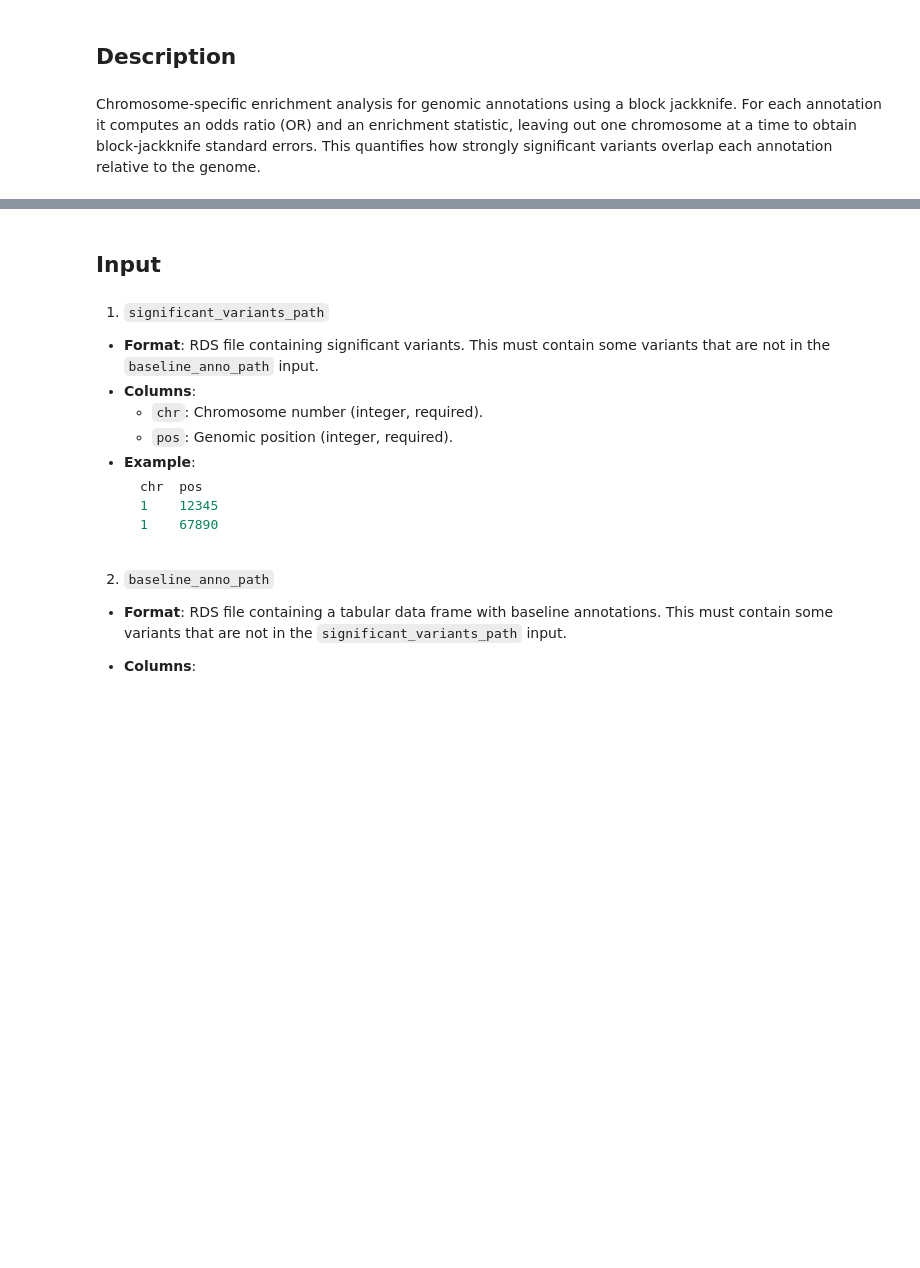
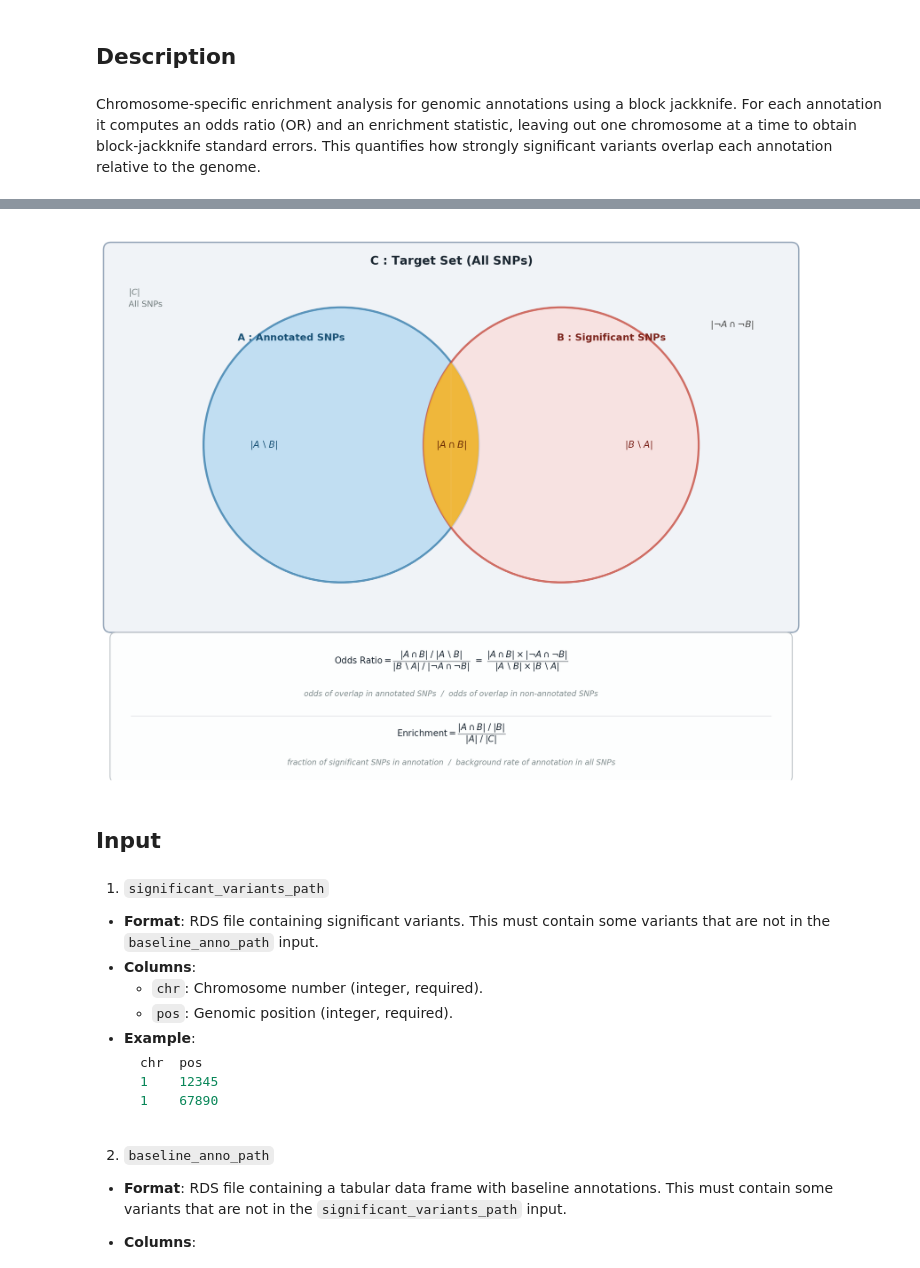
Before and after one commit to StatFunGen/xqtl-protocol, a Jupyter notebook: code/SoS/enrichment/eoo_enrichment.ipynb, the cells around one changed output, grey strips where cells are left out. Saved outputs shown, nothing was run; the diff lists cells and outputs as text; code cells hidden in the pictures; blank space fills up the shorter version.

```diff
--- a/code/SoS/enrichment/eoo_enrichment.ipynb
+++ b/code/SoS/enrichment/eoo_enrichment.ipynb
@@ -25,6 +25,103 @@ i.e. proportion of significant SNPs in the annotation divided by proportion of a
 Standard errors are estimated by removing one chromosome at a time and recomputing the statistic, capturing variability due to genomic structure. With $\theta_i$ the statistic ($OR_i$ or $\text{Enrichment}_i$) excluding chromosome $i$, $\bar{\theta}$ its mean, and $N$ the number of chromosomes (22 for autosomes):
 
 $$\text{SE}(\theta) = \sqrt{\frac{\sum_{i=1}^{N} (\theta_i - \bar{\theta})^2}{N \cdot (N-1)}}$$
+# %%
+import numpy as np
+import matplotlib.pyplot as plt
+from matplotlib.patches import PathPatch, Circle, FancyBboxPatch
+from matplotlib.path import Path
+
+def make_lens_path(c1, c2, r, n=400):
+    x1, y1 = c1; x2, y2 = c2
+    d = np.hypot(x2 - x1, y2 - y1)
+    if d >= 2 * r:
+        return None
+    a   = np.arccos(d / (2 * r))
+    phi = np.arctan2(y2 - y1, x2 - x1)
+    t1  = np.linspace(phi - a, phi + a, n)
+    t2  = np.linspace(phi + np.pi + a, phi + np.pi - a, n)
+    verts = (list(zip(x1 + r*np.cos(t1), y1 + r*np.sin(t1))) +
+             list(zip(x2 + r*np.cos(t2), y2 + r*np.sin(t2))) +
+             [(x1 + r*np.cos(phi - a), y1 + r*np.sin(phi - a))])
+    codes = [Path.MOVETO] + [Path.LINETO]*(2*n - 1) + [Path.CLOSEPOLY]
+    return Path(verts, codes)
+
+fig, ax = plt.subplots(figsize=(14, 11))
+ax.set_xlim(0, 14); ax.set_ylim(0, 11); ax.axis('off')
+fig.patch.set_facecolor('white')
+
+# Background box (C)
+bg = FancyBboxPatch((0.2, 3.1), 13.6, 7.5, boxstyle='round,pad=0.15',
+                    facecolor='#F0F3F7', edgecolor='#99A9BB',
+                    linewidth=2.0, zorder=0)
+ax.add_patch(bg)
+
+ax.text(7.0, 10.38, r'$\mathbf{C}$ : Target Set (All SNPs)',
+        ha='center', va='center', fontsize=17, fontweight='bold', color='#1C2833')
+ax.text(0.55, 9.85, r'$|C|$' + '\nAll SNPs',
+        ha='left', va='top', fontsize=12, color='#707B7C', linespacing=1.5)
+
+# Circles
+cx_a, cy, r = 4.8, 6.7, 2.75
+cx_b = 9.2
+circ_a = Circle((cx_a, cy), r, facecolor='#AED6F1', edgecolor='#2471A3',
+                linewidth=3.0, alpha=0.70, zorder=1)
+circ_b = Circle((cx_b, cy), r, facecolor='#FADBD8', edgecolor='#C0392B',
+                linewidth=3.0, alpha=0.70, zorder=1)
+ax.add_patch(circ_a); ax.add_patch(circ_b)
+
+lens = PathPatch(make_lens_path((cx_a, cy), (cx_b, cy), r),
+                 facecolor='#F0B429', edgecolor='none', alpha=0.90, zorder=2)
+ax.add_patch(lens)
+
+ax.text(cx_a - 1.0, cy + r*0.78, r'$\mathbf{A}$ : Annotated SNPs',
+        ha='center', va='center', fontsize=14, fontweight='bold', color='#1A5276')
+ax.text(cx_b + 1.0, cy + r*0.78, r'$\mathbf{B}$ : Significant SNPs',
+        ha='center', va='center', fontsize=14, fontweight='bold', color='#7B241C')
+
+mid_x = (cx_a + cx_b) / 2
+ax.text(cx_a - 1.55, cy, r'$|A \setminus B|$',
+        ha='center', va='center', fontsize=13, color='#1A5276', style='italic')
+ax.text(mid_x, cy, r'$|A \cap B|$',
+        ha='center', va='center', fontsize=14, fontweight='bold', color='#6E2F05', style='italic')
+ax.text(cx_b + 1.55, cy, r'$|B \setminus A|$',
+        ha='center', va='center', fontsize=13, color='#7B241C', style='italic')
+
+ax.text(13.05, 9.1, r'$|\neg A \cap \neg B|$',
+        ha='right', va='center', fontsize=13, color='#4A4A4A', style='italic')
+
+# Formula box
+ax.add_patch(FancyBboxPatch((0.3, 0.08), 13.4, 2.75,
+                             boxstyle='round,pad=0.12',
+                             facecolor='#FDFEFE', edgecolor='#BDC3C7',
+                             linewidth=1.4, zorder=0))
+
+# OR: formula centered, explanation centered below
+ax.text(7.0, 2.38,
+        r'$\mathrm{Odds\ Ratio} = \dfrac{|A \cap B|\;/\;|A \setminus B|}'
+        r'{|B \setminus A|\;/\;|\neg A \cap \neg B|}'
+        r'\ =\ \dfrac{|A \cap B| \times |\neg A \cap \neg B|}'
+        r'{|A \setminus B| \times |B \setminus A|}$',
+        ha='center', va='center', fontsize=12.5, color='#1C2833')
+ax.text(7.0, 1.72,
+        'odds of overlap in annotated SNPs  /  odds of overlap in non-annotated SNPs',
+        ha='center', va='center', fontsize=11, color='#7F8C8D', style='italic')
+
+# Divider
+ax.plot([0.6, 13.4], [1.28, 1.28], color='#D5D8DC', linewidth=0.8)
+
+# Enrichment: formula centered, explanation centered below
+ax.text(7.0, 0.92,
+        r'$\mathrm{Enrichment} = \dfrac{|A \cap B|\;/\;|B|}{|A|\;/\;|C|}$',
+        ha='center', va='center', fontsize=12.5, color='#1C2833')
+ax.text(7.0, 0.35,
+        'fraction of significant SNPs in annotation  /  background rate of annotation in all SNPs',
+        ha='center', va='center', fontsize=11, color='#7F8C8D', style='italic')
+
+plt.tight_layout(pad=0.2)
+plt.show()
+# %% [output]
+[figure, added]
 # %% [markdown]
 ## Input
 # %% [markdown]
```
Also changed, not shown: parts of 1 cell of this notebook.
